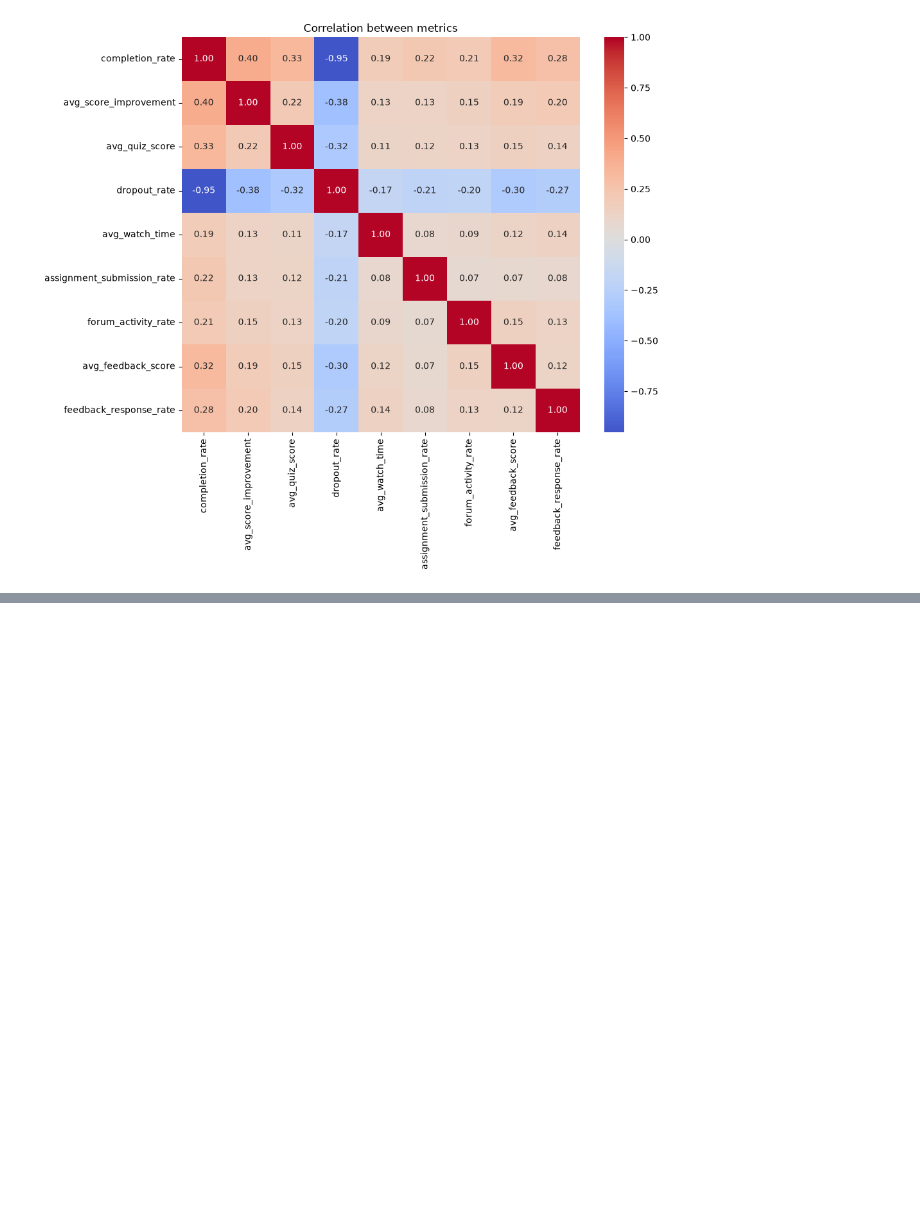
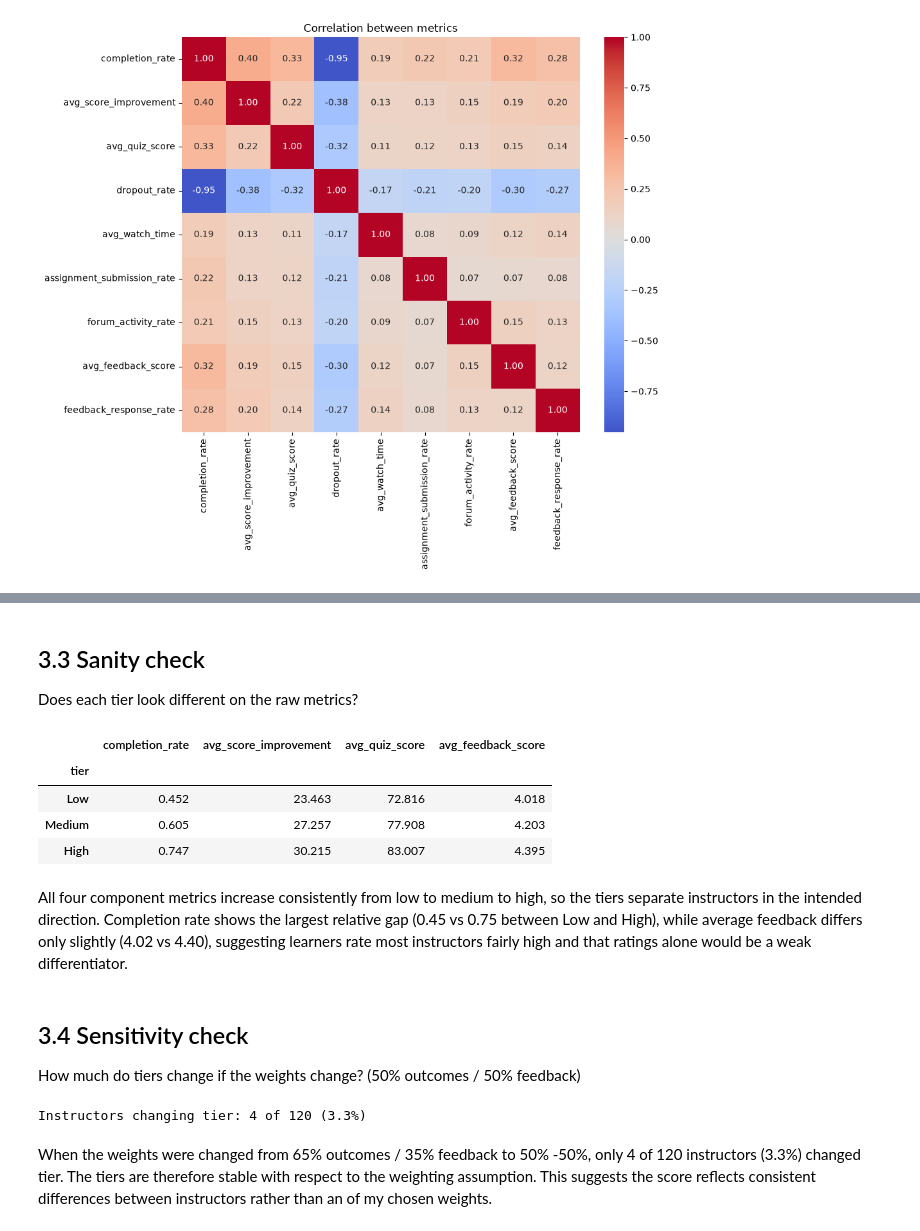
Before and after one commit to MdSahil1702/InternshipAssignments, a Jupyter notebook: Accredian Data Science & AI Content Specialist internship/Instructor_Effectiveness_Modeling.ipynb, the cells around one changed output, grey strips where cells are left out. Saved outputs shown, nothing was run; the diff lists cells and outputs as text; code cells hidden in the pictures; blank space fills up the shorter version.

```diff
--- a/Accredian Data Science & AI Content Specialist internship/Instructor_Effectiveness_Modeling.ipynb
+++ b/Accredian Data Science & AI Content Specialist internship/Instructor_Effectiveness_Modeling.ipynb
@@ -162,0 +234,13 @@ plt.show()
+# %%
+# Instructor score = average of their batch scores
+instr = score_df.groupby("instructor_id")["batch_score"].agg(["mean", "count"])
+instr.columns = ["effectiveness_score", "n_batches"]
+
+# Tiers: bottom 30% --> Low, middle 40% -> Medium, top 30%->High
+low_cut, high_cut = instr["effectiveness_score"].quantile([0.30, 0.70])
+instr["tier"] = pd.cut(instr["effectiveness_score"],
+                       bins=[-np.inf, low_cut, high_cut, np.inf],
+                       labels=["Low", "Medium", "High"])
+
+print(instr["tier"].value_counts())
+print(instr["n_batches"].describe())
@@ -162,0 +262,40 @@ plt.show()
+# %% [markdown]
+## 3.3 Sanity check
+Does each tier look different on the raw metrics?
+# %%
+
+check = score_df.merge(instr[["tier"]], left_on="instructor_id", right_index=True)
+check.groupby("tier", observed=True)[["completion_rate", "avg_score_improvement",
+                       "avg_quiz_score", "avg_feedback_score"]].mean().round(3)
+# %% [output]
+|  | completion_rate | avg_score_improvement | avg_quiz_score | avg_feedback_score |
+| tier |  |  |  |  |
+| Low | 0.452 | 23.463 | 72.816 | 4.018 |
+| Medium | 0.605 | 27.257 | 77.908 | 4.203 |
+| High | 0.747 | 30.215 | 83.007 | 4.395 |
+# %% [markdown]
+All four component metrics increase consistently from low to medium to high, so the
+tiers separate instructors in the intended direction. Completion rate shows the
+largest relative gap (0.45 vs 0.75 between Low and High), while average feedback
+differs only slightly (4.02 vs 4.40), suggesting learners rate most instructors fairly
+high and that ratings alone would be a weak differentiator.
+# %% [markdown]
+## 3.4 Sensitivity check
+How much do tiers change if the weights change? (50% outcomes / 50% feedback)
+# %%
+
+alt = score_df.copy()
+alt["batch_score"] = compute_batch_score(alt, 0.20, 0.20, 0.10, 0.50)
+alt_instr = alt.groupby("instructor_id")["batch_score"].mean()
+lo, hi = alt_instr.quantile([0.30, 0.70])
+alt_tier = pd.cut(alt_instr, [-np.inf, lo, hi, np.inf], labels=["Low", "Medium", "High"])
+
+changed = (alt_tier != instr["tier"]).sum()
+print(f"Instructors changing tier: {changed} of {len(instr)} ({changed/len(instr):.1%})")
+# %% [output]
+Instructors changing tier: 4 of 120 (3.3%)
+# %% [markdown]
+When the weights were changed from 65% outcomes / 35% feedback to 50% -50%, only
+4 of 120 instructors (3.3%) changed tier. The tiers are therefore stable with respect to the weighting assumption.
+This suggests the score reflects consistent differences between instructors
+rather than an of my chosen weights.
```
Also changed, not shown: parts of 12 cells of this notebook.
